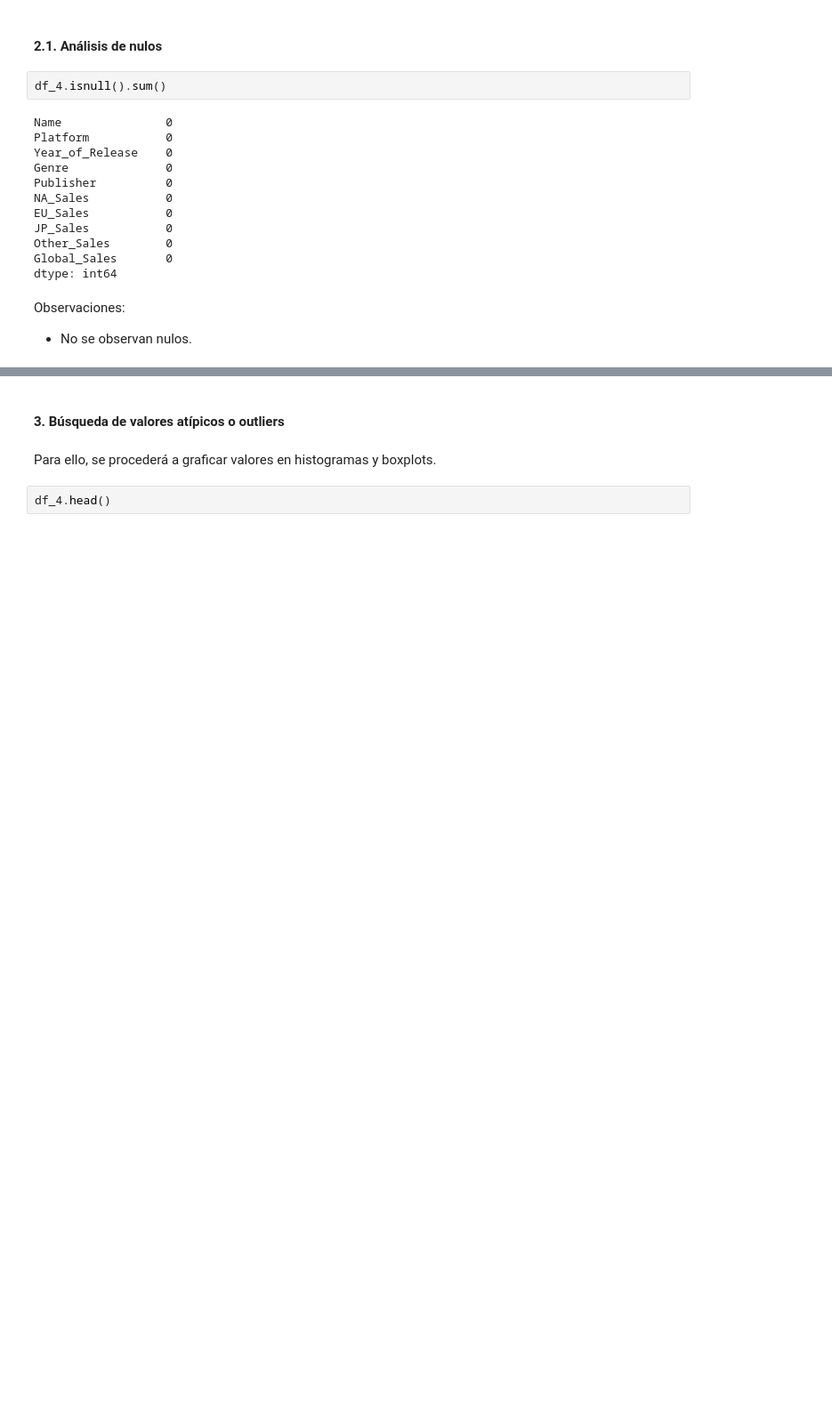
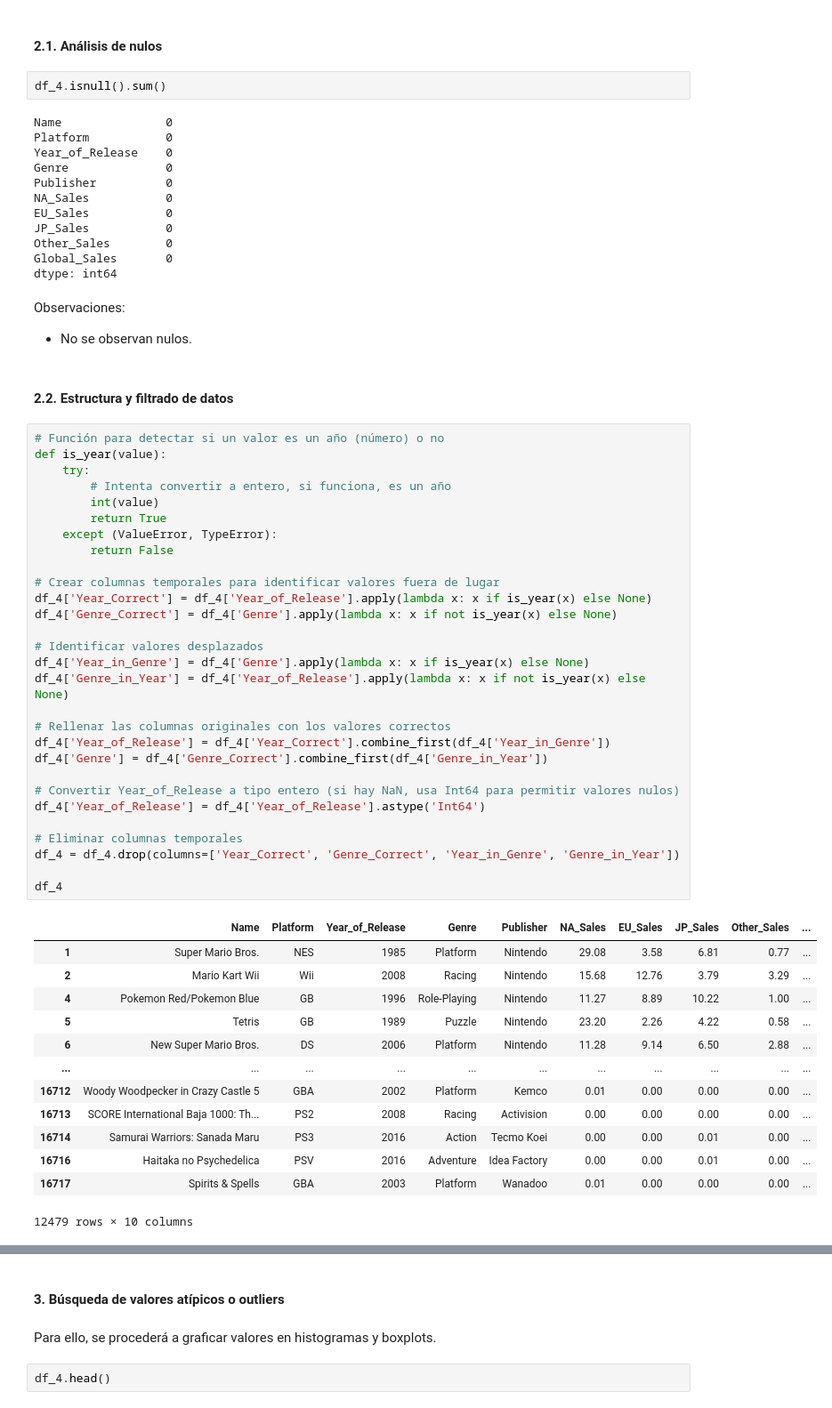
Before and after one commit to JosueMonte/gaming, a Jupyter notebook: eda_4.ipynb, the cells around one changed output, grey strips where cells are left out. Shown: that part at 89% size. Saved outputs shown, nothing was run; the diff lists cells and outputs as text; blank space fills up the shorter version.

```diff
--- a/eda_4.ipynb
+++ b/eda_4.ipynb
@@ -189,3 +189,48 @@ dtype: int64
 # %% [markdown]
 Observaciones:
 * No se observan nulos.
+# %% [markdown]
+#### 2.2. Estructura y filtrado de datos
+# %%
+# Función para detectar si un valor es un año (número) o no
+def is_year(value):
+    try:
+        # Intenta convertir a entero, si funciona, es un año
+        int(value)
+        return True
+    except (ValueError, TypeError):
+        return False
+
+# Crear columnas temporales para identificar valores fuera de lugar
+df_4['Year_Correct'] = df_4['Year_of_Release'].apply(lambda x: x if is_year(x) else None)
+df_4['Genre_Correct'] = df_4['Genre'].apply(lambda x: x if not is_year(x) else None)
+
+# Identificar valores desplazados
+df_4['Year_in_Genre'] = df_4['Genre'].apply(lambda x: x if is_year(x) else None)
+df_4['Genre_in_Year'] = df_4['Year_of_Release'].apply(lambda x: x if not is_year(x) else None)
+
+# Rellenar las columnas originales con los valores correctos
+df_4['Year_of_Release'] = df_4['Year_Correct'].combine_first(df_4['Year_in_Genre'])
+df_4['Genre'] = df_4['Genre_Correct'].combine_first(df_4['Genre_in_Year'])
+
+# Convertir Year_of_Release a tipo entero (si hay NaN, usa Int64 para permitir valores nulos)
+df_4['Year_of_Release'] = df_4['Year_of_Release'].astype('Int64')
+
+# Eliminar columnas temporales
+df_4 = df_4.drop(columns=['Year_Correct', 'Genre_Correct', 'Year_in_Genre', 'Genre_in_Year'])
+
+df_4
+# %% [output]
+|  | Name | Platform | Year_of_Release | Genre | Publisher | NA_Sales | EU_Sales | JP_Sales | Other_Sales | ... |
+| 1 | Super Mario Bros. | NES | 1985 | Platform | Nintendo | 29.08 | 3.58 | 6.81 | 0.77 | ... |
+| 2 | Mario Kart Wii | Wii | 2008 | Racing | Nintendo | 15.68 | 12.76 | 3.79 | 3.29 | ... |
+| 4 | Pokemon Red/Pokemon Blue | GB | 1996 | Role-Playing | Nintendo | 11.27 | 8.89 | 10.22 | 1.00 | ... |
+| 5 | Tetris | GB | 1989 | Puzzle | Nintendo | 23.20 | 2.26 | 4.22 | 0.58 | ... |
+| 6 | New Super Mario Bros. | DS | 2006 | Platform | Nintendo | 11.28 | 9.14 | 6.50 | 2.88 | ... |
+| ... | ... | ... | ... | ... | ... | ... | ... | ... | ... | ... |
+| 16712 | Woody Woodpecker in Crazy Castle 5 | GBA | 2002 | Platform | Kemco | 0.01 | 0.00 | 0.00 | 0.00 | ... |
+| 16713 | SCORE International Baja 1000: Th... | PS2 | 2008 | Racing | Activision | 0.00 | 0.00 | 0.00 | 0.00 | ... |
+| 16714 | Samurai Warriors: Sanada Maru | PS3 | 2016 | Action | Tecmo Koei | 0.00 | 0.00 | 0.01 | 0.00 | ... |
+| 16716 | Haitaka no Psychedelica | PSV | 2016 | Adventure | Idea Factory | 0.00 | 0.00 | 0.01 | 0.00 | ... |
+| 16717 | Spirits & Spells | GBA | 2003 | Platform | Wanadoo | 0.01 | 0.00 | 0.00 | 0.00 | ... |
+12479 rows × 10 columns
```
Also changed, not shown: parts of 5 cells of this notebook, 6 other files.
